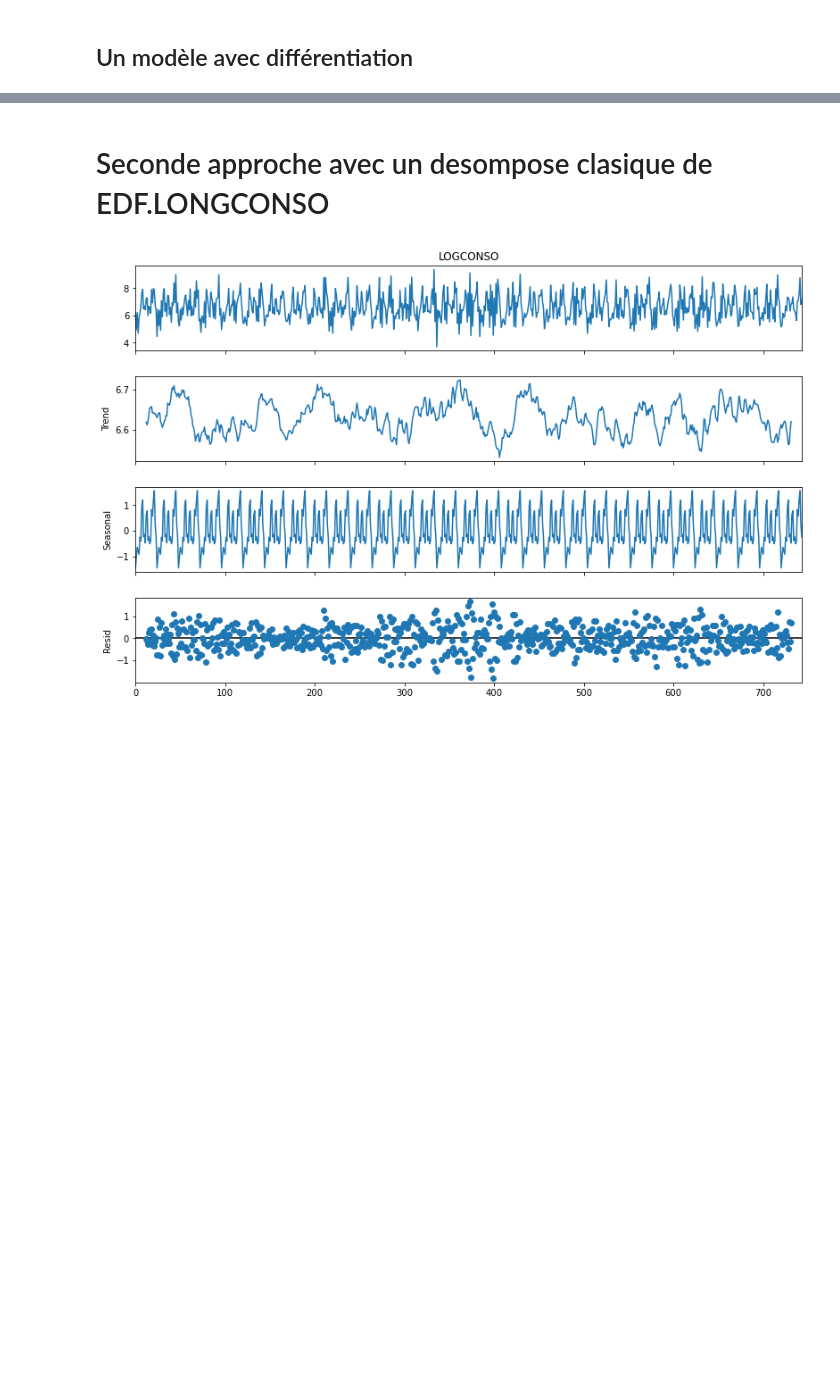
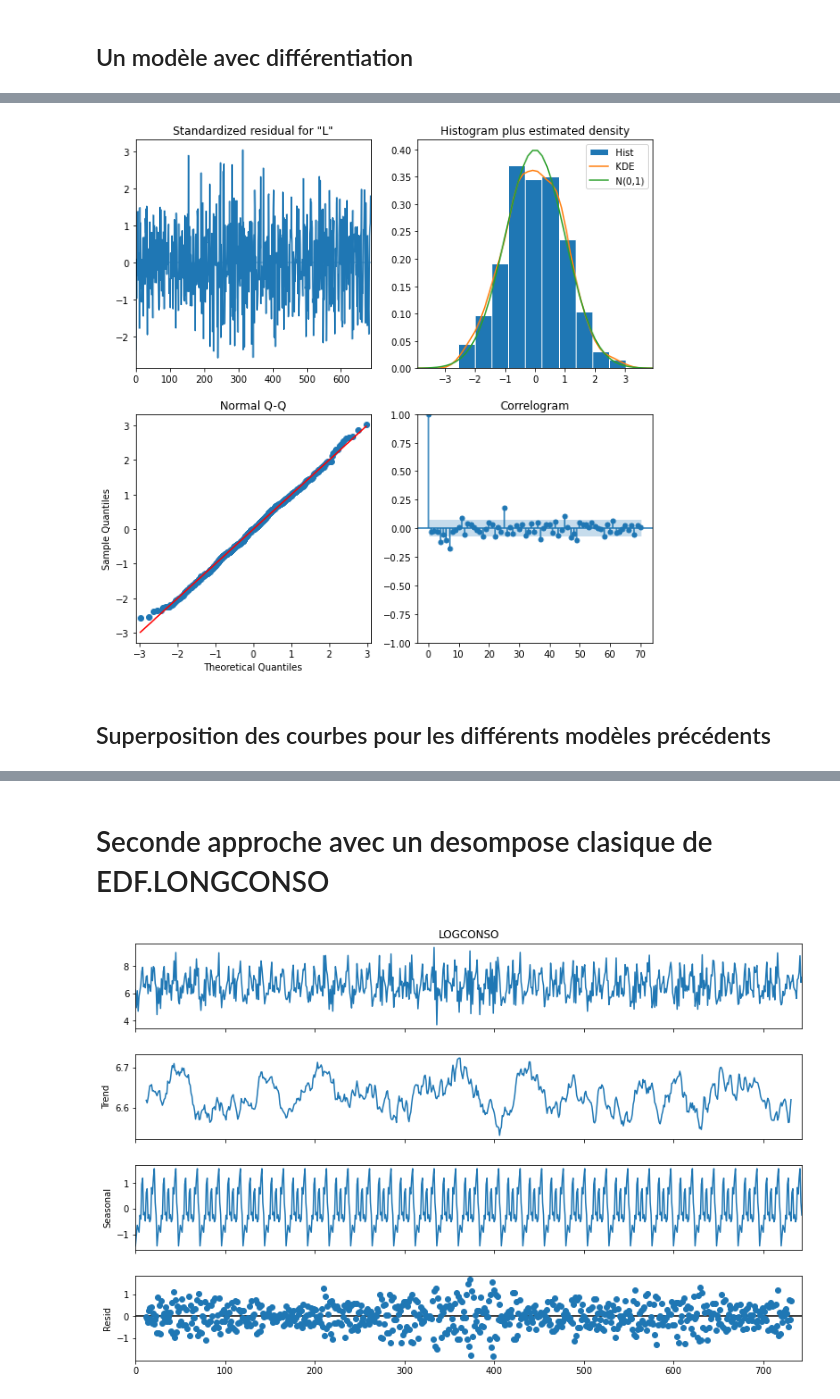
Before and after one commit to Ivanbtz9/Master2_datascience, a Jupyter notebook: Série chronologiques_Proïa/Projet_electricité/first_job.ipynb, the cells around one changed output, grey strips where cells are left out. Cells and saved outputs as stored; diff of their text form; code cells hidden in the pictures; blank space fills up the shorter version.

```diff
--- a/Série chronologiques_Proïa/Projet_electricité/first_job.ipynb
+++ b/Série chronologiques_Proïa/Projet_electricité/first_job.ipynb
@@ -239,6 +407,5 @@ auto_arima(EDF.diff1.dropna(), start_p=0, start_q=0, seasonal=True, start_P=0, s
 # %%
-Mod2 = SARIMAX(EDF.diff1.dropna(), order=(5, 1, 0), seasonal_order=(2, 0, 1, 24),trend='c', enforce_stationarity=False, enforce_invertibility=False)
-Mod2 = Mod2.fit()
-print(Mod2.summary())
-plot2 = Mod2.plot_diagnostics(figsize=(10,10),lags=70)
+Mod_d2 = SARIMAX(EDF.LOGCONSO, order=(8, 1, 0), seasonal_order=(2, 0, 1, 24), enforce_stationarity=False, enforce_invertibility=False)
+Mod_d2 = Mod_d2.fit()
+print(Mod_d2.summary())
 # %% [output]
@@ -284,0 +447,6 @@ Warnings:
+# %%
+plot_d2 = Mod_d2.plot_diagnostics(figsize=(10,10),lags=70)
+# %% [output]
+[figure, added]
+# %% [markdown]
+## Superposition des courbes pour les différents modèles précédents
```
Also changed, not shown: parts of 45 cells of this notebook.
